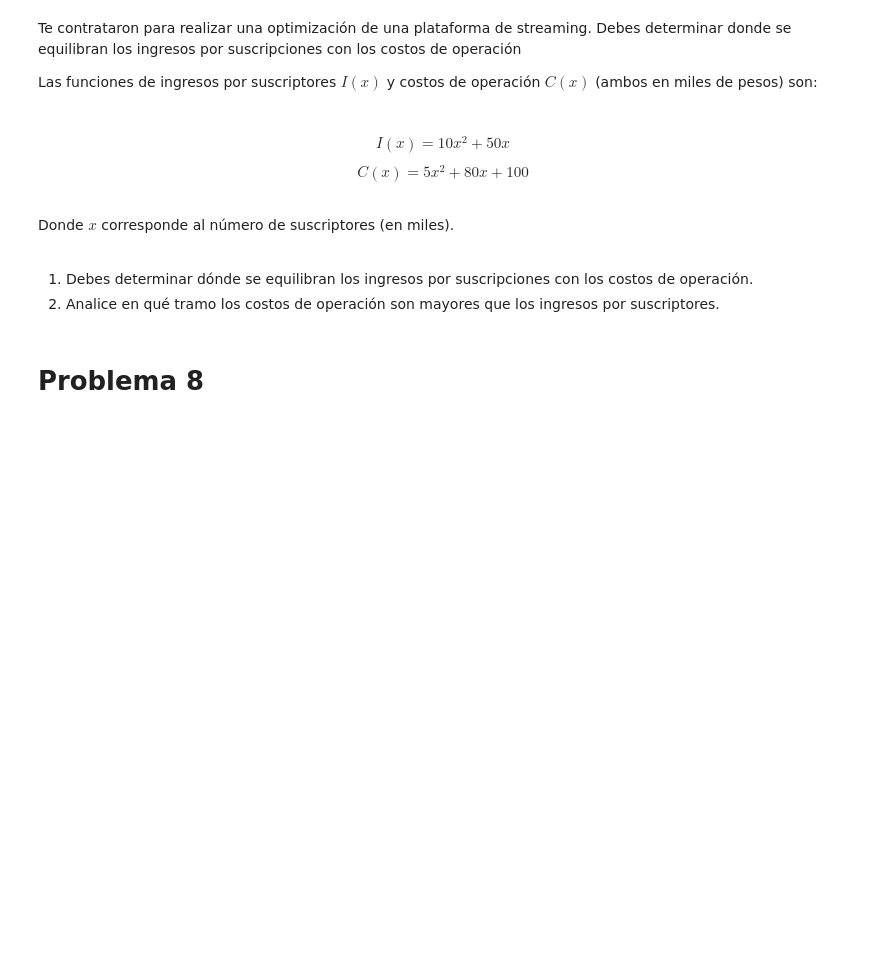
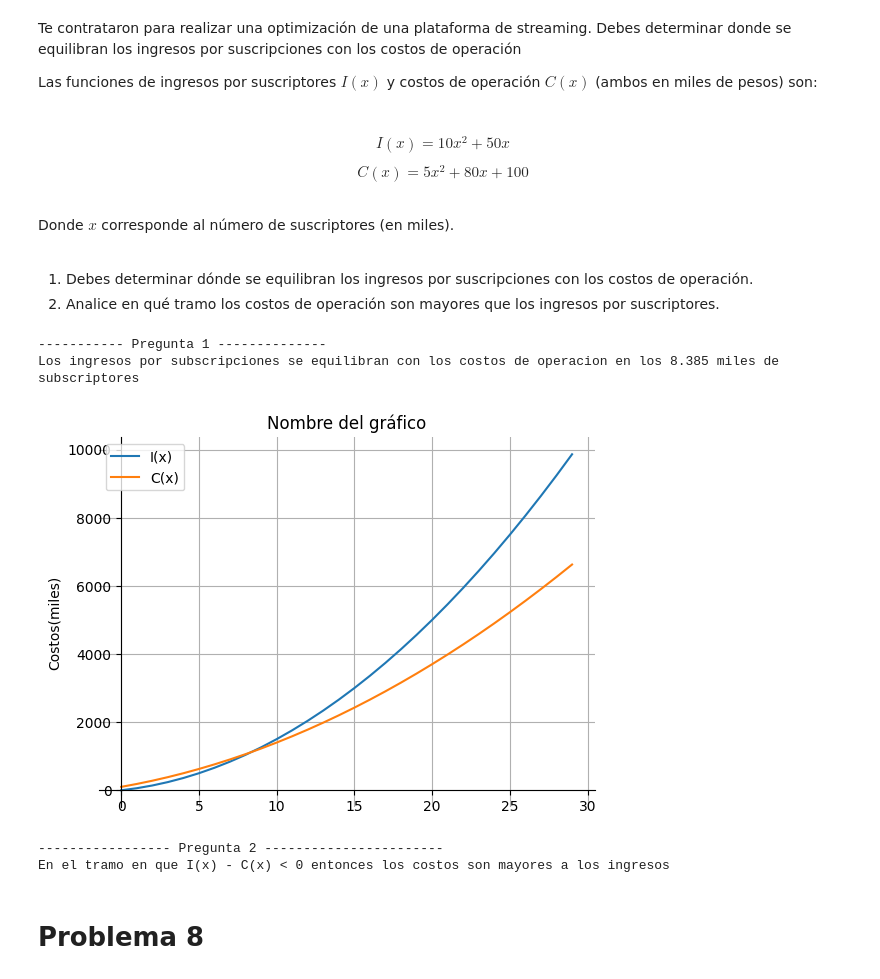
Before and after one commit to Cr1stoph/MAteAplicada, a Jupyter notebook: G3_Aplicaciones_de_funciones.ipynb, the cells around one changed output. Cells and saved outputs as stored; diff of their text form; code cells hidden in the pictures; blank space fills up the shorter version.

Commit message:
pregunta 7 hecha

```diff
--- a/G3_Aplicaciones_de_funciones.ipynb
+++ b/G3_Aplicaciones_de_funciones.ipynb
@@ -375,6 +375,52 @@ Donde $x$ corresponde al número de suscriptores (en miles).
 
 1. Debes determinar dónde se equilibran los ingresos por suscripciones con los costos de operación.
 2. Analice en qué tramo los costos de operación son mayores que los ingresos por suscriptores.
+# %%
+print('----------- Pregunta 1 --------------')
+def I(x):
+    return 10*x**2+50*x
+def C(x):
+    return 5*x**2+80*x+100
+import sympy as sp
+x = sp.Symbol('X')
+ecuacion=I(x) - C(x)
+solucion = sp.solve(ecuacion,x)
+x1=solucion[0]
+x2=solucion[1]
+print(f'Los ingresos por subscripciones se equilibran con los costos de operacion en los {round(x2,3)} miles de subscriptores')
+import numpy as np
+import matplotlib.pyplot as plt
+
+def I(x):
+    return 10*x**2+50*x
+def C(x):
+    return 5*x**2+80*x+100
+
+x = np.arange(0, 30, 1)
+plt.plot(x, I(x), label = 'I(x)')
+plt.plot(x, C(x), label = 'C(x)')
+plt.title('Nombre del gráfico')
+plt.ylabel('Costos(miles)')
+plt.xlabel('')
+#plt.xlim(-3,4)
+#plt.ylim(-4,24)
+plt.legend()
+plt.grid()
+#opcional:
+ax=plt.gca()
+ax.spines[["left","bottom"]].set_position(("data",0))
+ax.spines[["right","top"]].set_visible(False)
+#
+
+plt.show()
+print('\n----------------- Pregunta 2 -----------------------')
+print('En el tramo en que I(x) - C(x) < 0 entonces los costos son mayores a los ingresos')
+# %% [output]
+----------- Pregunta 1 --------------
+Los ingresos por subscripciones se equilibran con los costos de operacion en los 8.385 miles de subscriptores
+[figure, added]
+----------------- Pregunta 2 -----------------------
+En el tramo en que I(x) - C(x) < 0 entonces los costos son mayores a los ingresos
 # %% [markdown]
 # Problema 8
 # %% [markdown]
```
